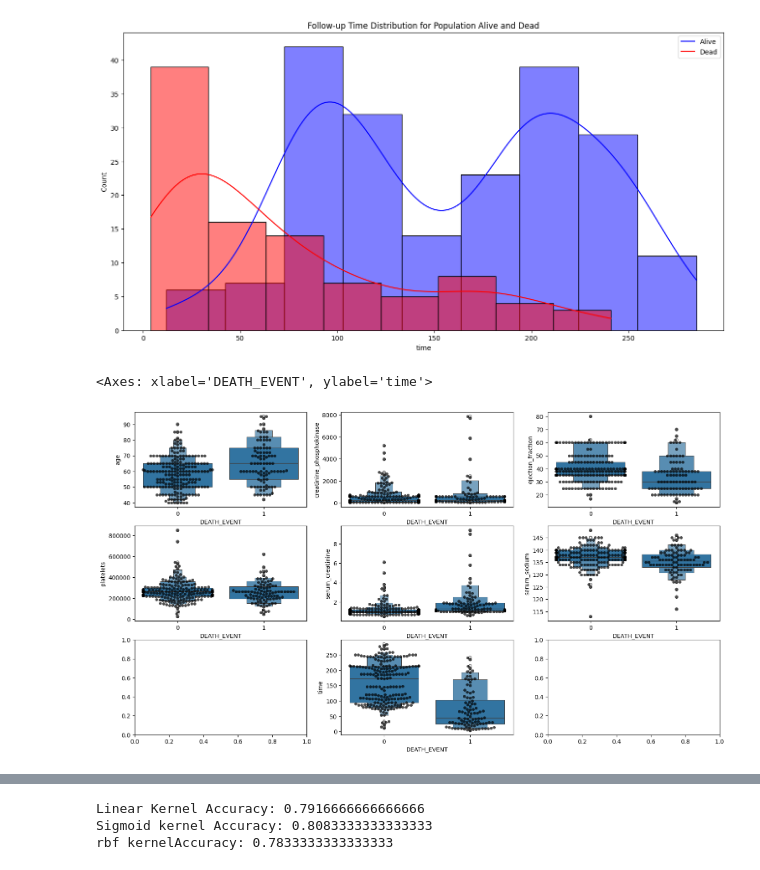
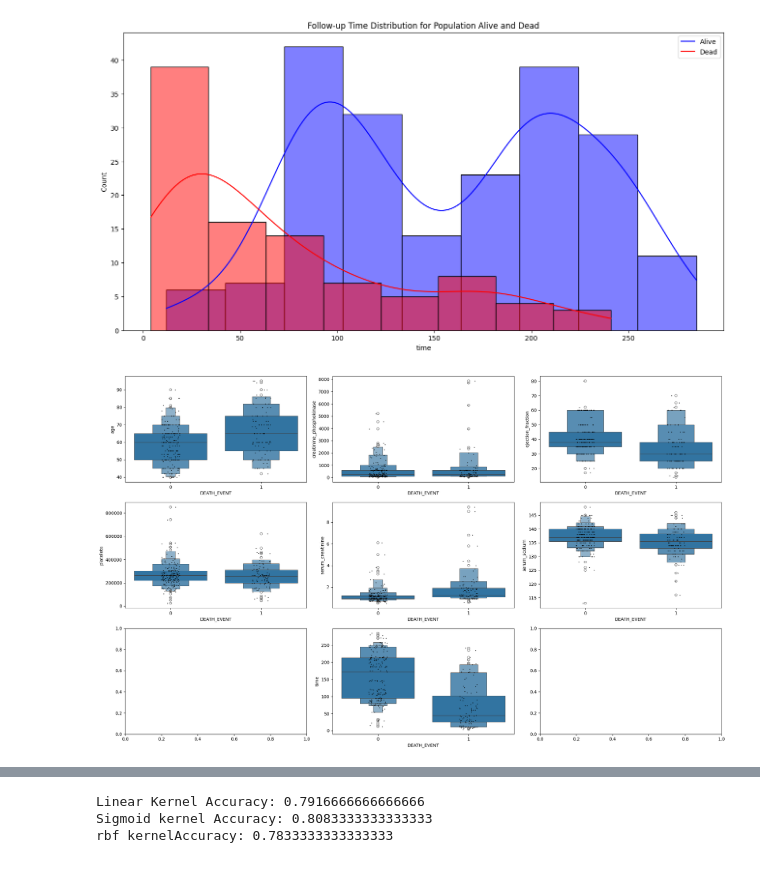
Before and after one commit to aferguson15235/tda, a Jupyter notebook: heart_failure_prediction_svm_lr_ann.ipynb, the cells around one changed output, grey strips where cells are left out. Cells and saved outputs as stored; diff of their text form; code cells hidden in the pictures.

```diff
--- a/heart_failure_prediction_svm_lr_ann.ipynb
+++ b/heart_failure_prediction_svm_lr_ann.ipynb
@@ -150,28 +166,36 @@ plt.title('Follow-up Time Distribution for Population Alive and Dead')
 Text(0.5, 1.0, 'Follow-up Time Distribution for Population Alive and Dead')
 [figure]
 # %%
-## boxplot on all non-dummy variables
-fig, ax = plt.subplots(3,3,figsize=(18,10))
-sns.swarmplot(ax=ax[0,0], x=dfheart["DEATH_EVENT"], y=dfheart["age"], color="black",alpha=0.7)
-sns.boxenplot(ax=ax[0,0], x=dfheart["DEATH_EVENT"], y=dfheart["age"])
-sns.swarmplot(ax=ax[0,1], x=dfheart["DEATH_EVENT"], y=dfheart["creatinine_phosphokinase"], color="black",alpha=0.7)
-sns.boxenplot(ax=ax[0,1], x=dfheart["DEATH_EVENT"], y=dfheart["creatinine_phosphokinase"])
-sns.swarmplot(ax=ax[0,2], x=dfheart["DEATH_EVENT"], y=dfheart["ejection_fraction"], color="black",alpha=0.7)
-sns.boxenplot(ax=ax[0,2], x=dfheart["DEATH_EVENT"], y=dfheart["ejection_fraction"])
-sns.swarmplot(ax=ax[1,0], x=dfheart["DEATH_EVENT"], y=dfheart["platelets"], color="black",alpha=0.7)
-sns.boxenplot(ax=ax[1,0], x=dfheart["DEATH_EVENT"], y=dfheart["platelets"])
-sns.swarmplot(ax=ax[1,1], x=dfheart["DEATH_EVENT"], y=dfheart["serum_creatinine"], color="black",alpha=0.7)
-sns.boxenplot(ax=ax[1,1], x=dfheart["DEATH_EVENT"], y=dfheart["serum_creatinine"])
-sns.swarmplot(ax=ax[1,2], x=dfheart["DEATH_EVENT"], y=dfheart["serum_sodium"], color="black",alpha=0.7)
-sns.boxenplot(ax=ax[1,2], x=dfheart["DEATH_EVENT"], y=dfheart["serum_sodium"])
-sns.swarmplot(ax=ax[2,1], x=dfheart["DEATH_EVENT"], y=dfheart["time"], color="black",alpha=0.7)
-sns.boxenplot(ax=ax[2,1], x=dfheart["DEATH_EVENT"], y=dfheart["time"])
+# Assuming dfheart is your DataFrame
+fig, ax = plt.subplots(3, 3, figsize=(20, 12))  # Increased figure size for more room
 
-## Exisintg outliers in most variables, but not significant enough to affect the predictions given sample size and outlier numbers and values
-## Need to scale given non-normal distribution in some variables
+# Swarmplot with adjusted marker size and reduced overlap
+sns.stripplot(ax=ax[0, 0], x=dfheart["DEATH_EVENT"], y=dfheart["age"], color="black", alpha=0.7, size=2)  # Use stripplot and reduced size
+sns.boxenplot(ax=ax[0, 0], x=dfheart["DEATH_EVENT"], y=dfheart["age"])
+
+sns.stripplot(ax=ax[0, 1], x=dfheart["DEATH_EVENT"], y=dfheart["creatinine_phosphokinase"], color="black", alpha=0.7, size=2)
+sns.boxenplot(ax=ax[0, 1], x=dfheart["DEATH_EVENT"], y=dfheart["creatinine_phosphokinase"])
+
+sns.stripplot(ax=ax[0, 2], x=dfheart["DEATH_EVENT"], y=dfheart["ejection_fraction"], color="black", alpha=0.7, size=2)
+sns.boxenplot(ax=ax[0, 2], x=dfheart["DEATH_EVENT"], y=dfheart["ejection_fraction"])
+
+sns.stripplot(ax=ax[1, 0], x=dfheart["DEATH_EVENT"], y=dfheart["platelets"], color="black", alpha=0.7, size=2)
+sns.boxenplot(ax=ax[1, 0], x=dfheart["DEATH_EVENT"], y=dfheart["platelets"])
+
+sns.stripplot(ax=ax[1, 1], x=dfheart["DEATH_EVENT"], y=dfheart["serum_creatinine"], color="black", alpha=0.7, size=2)
+sns.boxenplot(ax=ax[1, 1], x=dfheart["DEATH_EVENT"], y=dfheart["serum_creatinine"])
+
+sns.stripplot(ax=ax[1, 2], x=dfheart["DEATH_EVENT"], y=dfheart["serum_sodium"], color="black", alpha=0.7, size=2)
+sns.boxenplot(ax=ax[1, 2], x=dfheart["DEATH_EVENT"], y=dfheart["serum_sodium"])
+
+# Use a sample of the data to reduce plot congestion for time
+sns.stripplot(ax=ax[2, 1], x=dfheart["DEATH_EVENT"], y=dfheart["time"], color="black", alpha=0.7, size=2, data=dfheart.sample(100))
+sns.boxenplot(ax=ax[2, 1], x=dfheart["DEATH_EVENT"], y=dfheart["time"])
+
+plt.tight_layout()  # Adjust layout for better spacing between subplots
+plt.show()
 # %% [output]
-<Axes: xlabel='DEATH_EVENT', ylabel='time'>
-[figure, old version]
+[figure, new version]
 # %%
 ## defining independent and dependent variables
 x=dfheart.drop(["DEATH_EVENT"],axis=1)
```
Also changed, not shown: parts of 14 cells of this notebook, 15 other files.
